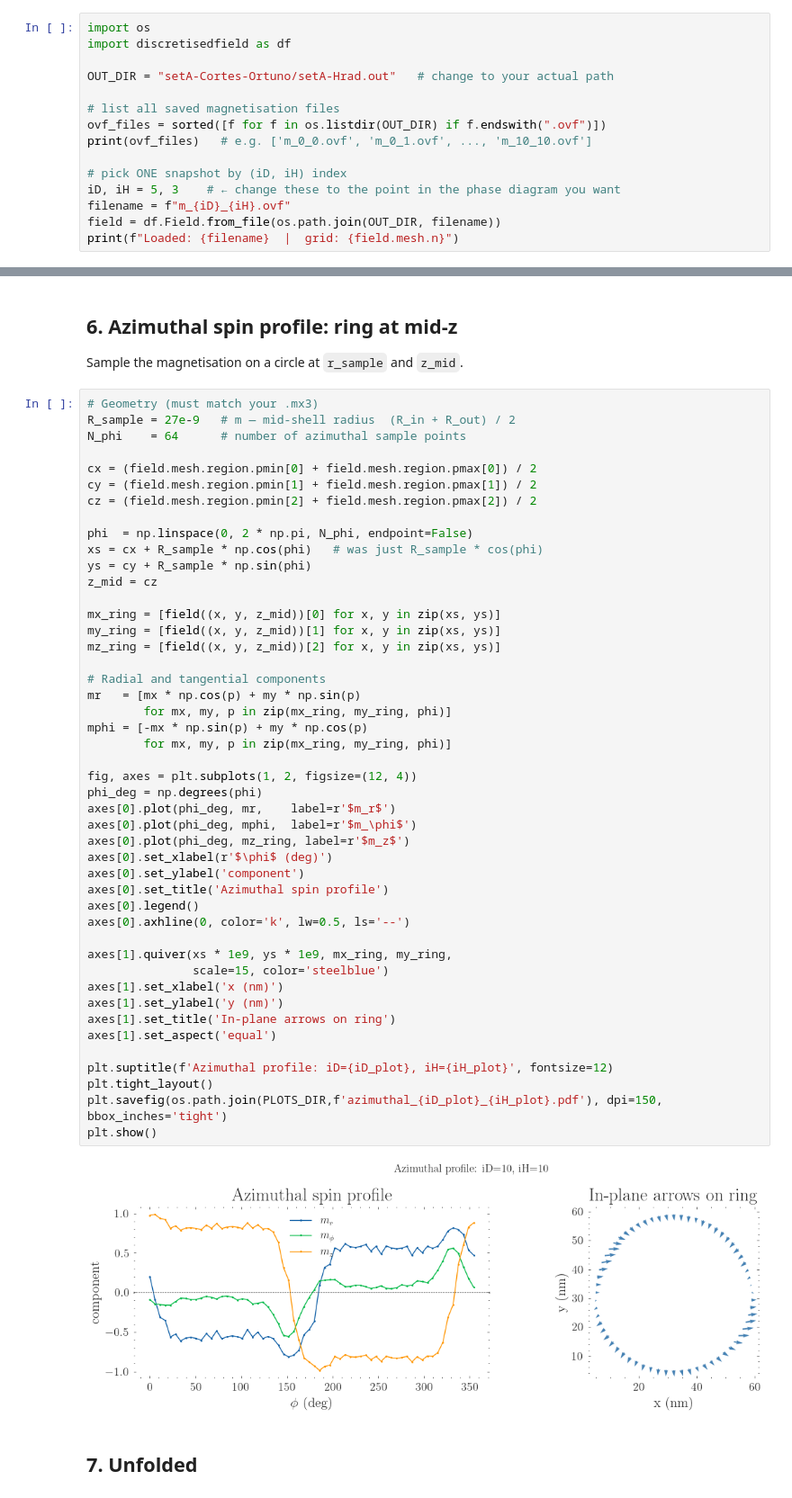
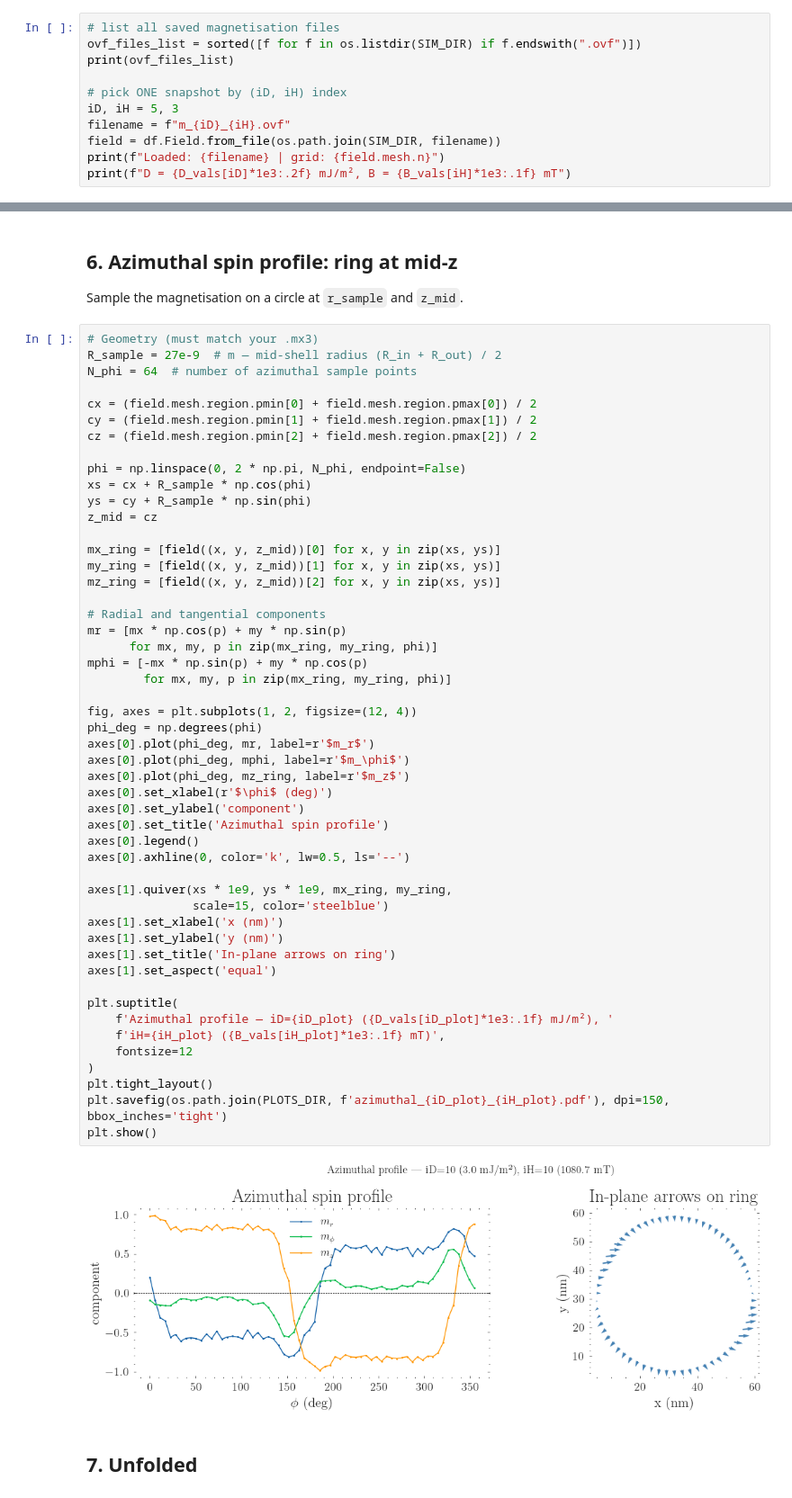
Before and after one commit to itxasoma/mumax3, a Jupyter notebook: nanotube_analysis.ipynb, the cells around one changed output, grey strips where cells are left out. Shown at 90% size. Drawn from its saved outputs; the diff is of its cells as text.

```diff
--- a/nanotube_analysis.ipynb
+++ b/nanotube_analysis.ipynb
@@ -201,18 +205,14 @@ except ImportError:
 # %%
-import os
-import discretisedfield as df
-
-OUT_DIR = "setA-Cortes-Ortuno/setA-Hrad.out"   # change to your actual path
-
 # list all saved magnetisation files
-ovf_files = sorted([f for f in os.listdir(OUT_DIR) if f.endswith(".ovf")])
-print(ovf_files)   # e.g. ['m_0_0.ovf', 'm_0_1.ovf', ..., 'm_10_10.ovf']
+ovf_files_list = sorted([f for f in os.listdir(SIM_DIR) if f.endswith(".ovf")])
+print(ovf_files_list)
 
 # pick ONE snapshot by (iD, iH) index
-iD, iH = 5, 3    # ← change these to the point in the phase diagram you want
+iD, iH = 5, 3
 filename = f"m_{iD}_{iH}.ovf"
-field = df.Field.from_file(os.path.join(OUT_DIR, filename))
-print(f"Loaded: {filename}  |  grid: {field.mesh.n}")
+field = df.Field.from_file(os.path.join(SIM_DIR, filename))
+print(f"Loaded: {filename} | grid: {field.mesh.n}")
+print(f"D = {D_vals[iD]*1e3:.2f} mJ/m², B = {B_vals[iH]*1e3:.1f} mT")
 # %%
 import k3d
 
@@ -308,52 +303,56 @@ display(widgets.HBox([slider, label]))
 Sample the magnetisation on a circle at `r_sample` and `z_mid`.
 # %%
 # Geometry (must match your .mx3)
-R_sample = 27e-9   # m — mid-shell radius  (R_in + R_out) / 2
-N_phi    = 64      # number of azimuthal sample points
+R_sample = 27e-9  # m — mid-shell radius (R_in + R_out) / 2
+N_phi = 64  # number of azimuthal sample points
 
 cx = (field.mesh.region.pmin[0] + field.mesh.region.pmax[0]) / 2
 cy = (field.mesh.region.pmin[1] + field.mesh.region.pmax[1]) / 2
 cz = (field.mesh.region.pmin[2] + field.mesh.region.pmax[2]) / 2
 
-phi  = np.linspace(0, 2 * np.pi, N_phi, endpoint=False)
-xs = cx + R_sample * np.cos(phi)   # was just R_sample * cos(phi)
+phi = np.linspace(0, 2 * np.pi, N_phi, endpoint=False)
+xs = cx + R_sample * np.cos(phi)
 ys = cy + R_sample * np.sin(phi)
 z_mid = cz
 
 mx_ring = [field((x, y, z_mid))[0] for x, y in zip(xs, ys)]
 my_ring = [field((x, y, z_mid))[1] for x, y in zip(xs, ys)]
 mz_ring = [field((x, y, z_mid))[2] for x, y in zip(xs, ys)]
 
 # Radial and tangential components
-mr   = [mx * np.cos(p) + my * np.sin(p)
-        for mx, my, p in zip(mx_ring, my_ring, phi)]
+mr = [mx * np.cos(p) + my * np.sin(p)
+      for mx, my, p in zip(mx_ring, my_ring, phi)]
 mphi = [-mx * np.sin(p) + my * np.cos(p)
         for mx, my, p in zip(mx_ring, my_ring, phi)]
 
 fig, axes = plt.subplots(1, 2, figsize=(12, 4))
 phi_deg = np.degrees(phi)
-axes[0].plot(phi_deg, mr,    label=r'$m_r$')
-axes[0].plot(phi_deg, mphi,  label=r'$m_\phi$')
+axes[0].plot(phi_deg, mr, label=r'$m_r$')
+axes[0].plot(phi_deg, mphi, label=r'$m_\phi$')
 axes[0].plot(phi_deg, mz_ring, label=r'$m_z$')
 axes[0].set_xlabel(r'$\phi$ (deg)')
 axes[0].set_ylabel('component')
 axes[0].set_title('Azimuthal spin profile')
 axes[0].legend()
 axes[0].axhline(0, color='k', lw=0.5, ls='--')
 
 axes[1].quiver(xs * 1e9, ys * 1e9, mx_ring, my_ring,
                scale=15, color='steelblue')
 axes[1].set_xlabel('x (nm)')
 axes[1].set_ylabel('y (nm)')
 axes[1].set_title('In-plane arrows on ring')
 axes[1].set_aspect('equal')
 
-plt.suptitle(f'Azimuthal profile: iD={iD_plot}, iH={iH_plot}', fontsize=12)
+plt.suptitle(
+    f'Azimuthal profile — iD={iD_plot} ({D_vals[iD_plot]*1e3:.1f} mJ/m²), '
+    f'iH={iH_plot} ({B_vals[iH_plot]*1e3:.1f} mT)',
+    fontsize=12
+)
 plt.tight_layout()
-plt.savefig(os.path.join(PLOTS_DIR,f'azimuthal_{iD_plot}_{iH_plot}.pdf'), dpi=150, bbox_inches='tight')
+plt.savefig(os.path.join(PLOTS_DIR, f'azimuthal_{iD_plot}_{iH_plot}.pdf'), dpi=150, bbox_inches='tight')
 plt.show()
 # %% [output]
-[figure, old version]
+[figure, new version]
 # %% [markdown]
 ## 7. Unfolded
 # %%
```
Also changed, not shown: parts of 14 cells of this notebook, 5 other files.
